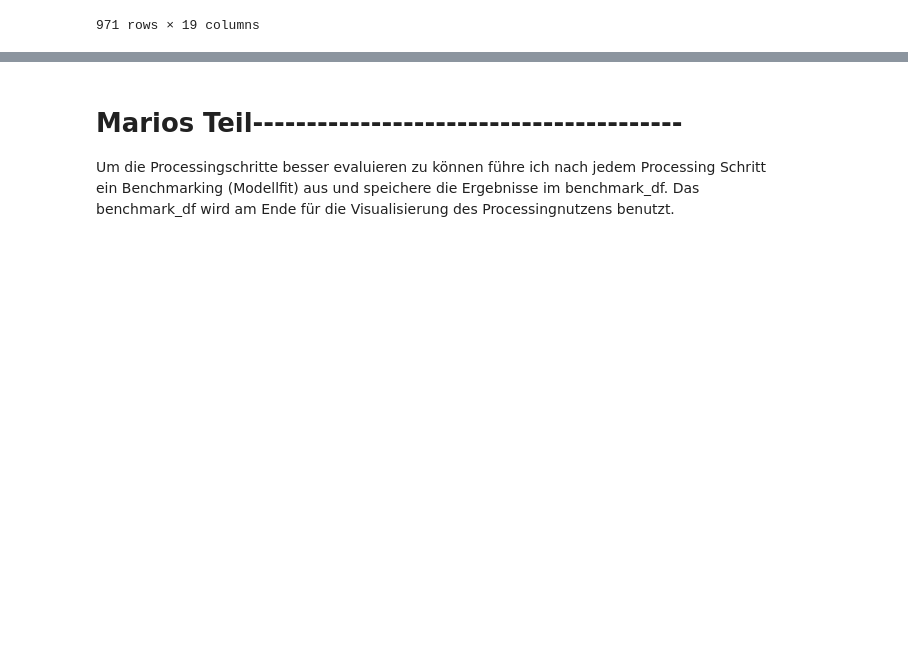
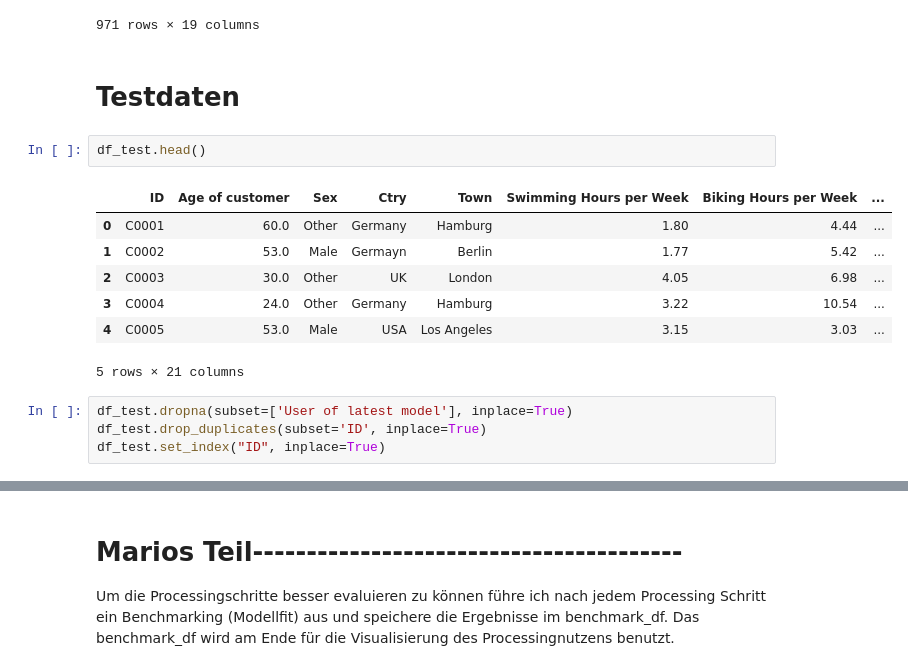
Before and after one commit to MarioKrupinski/Introduction-to-Data-Science-AI, a Jupyter notebook: notebooks/preparation.ipynb, the cells around one changed output, grey strips where cells are left out. Drawn from its saved outputs; the diff is of its cells as text; blank space fills up the shorter version.

Commit message:
Testdaten

```diff
--- a/notebooks/preparation.ipynb
+++ b/notebooks/preparation.ipynb
@@ -1205,3 +1205,19 @@ df_training_no_missing_values
 | C0999 | 31.0 | Other | Germany | Berlin | 0.36 | 4.63 | ... |
 | C1000 | 27.0 | Male | India | Mumbai | 0.43 | 7.46 | ... |
 971 rows × 19 columns
+# %% [markdown]
+# Testdaten
+# %%
+df_test.head()
+# %% [output]
+|  | ID | Age of customer | Sex | Ctry | Town | Swimming Hours per Week | Biking Hours per Week | ... |
+| 0 | C0001 | 60.0 | Other | Germany | Hamburg | 1.80 | 4.44 | ... |
+| 1 | C0002 | 53.0 | Male | Germayn | Berlin | 1.77 | 5.42 | ... |
+| 2 | C0003 | 30.0 | Other | UK | London | 4.05 | 6.98 | ... |
+| 3 | C0004 | 24.0 | Other | Germany | Hamburg | 3.22 | 10.54 | ... |
+| 4 | C0005 | 53.0 | Male | USA | Los Angeles | 3.15 | 3.03 | ... |
+5 rows × 21 columns
+# %%
+df_test.dropna(subset=['User of latest model'], inplace=True)
+df_test.drop_duplicates(subset='ID', inplace=True)
+df_test.set_index("ID", inplace=True)
```
Also changed, not shown: parts of 7 cells of this notebook, 1 other file.
